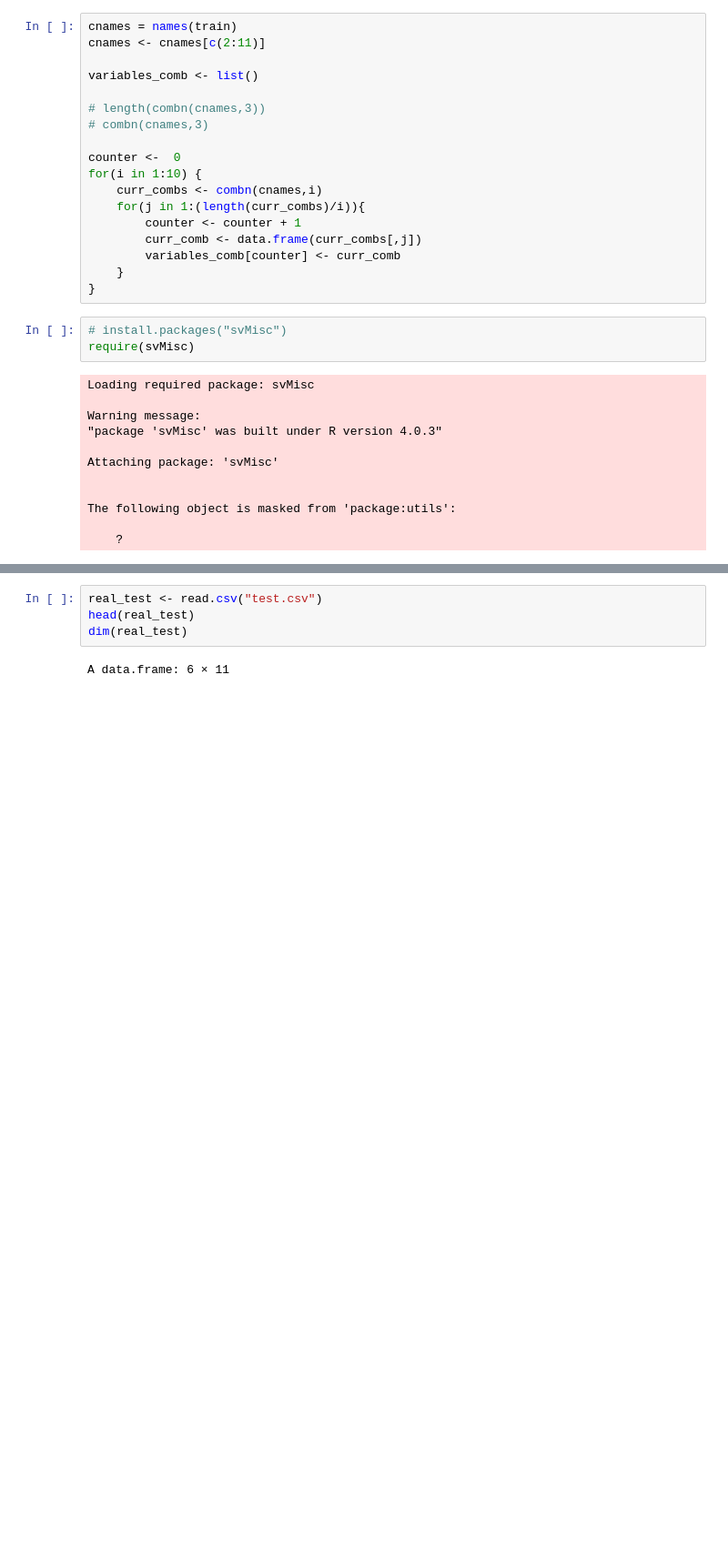
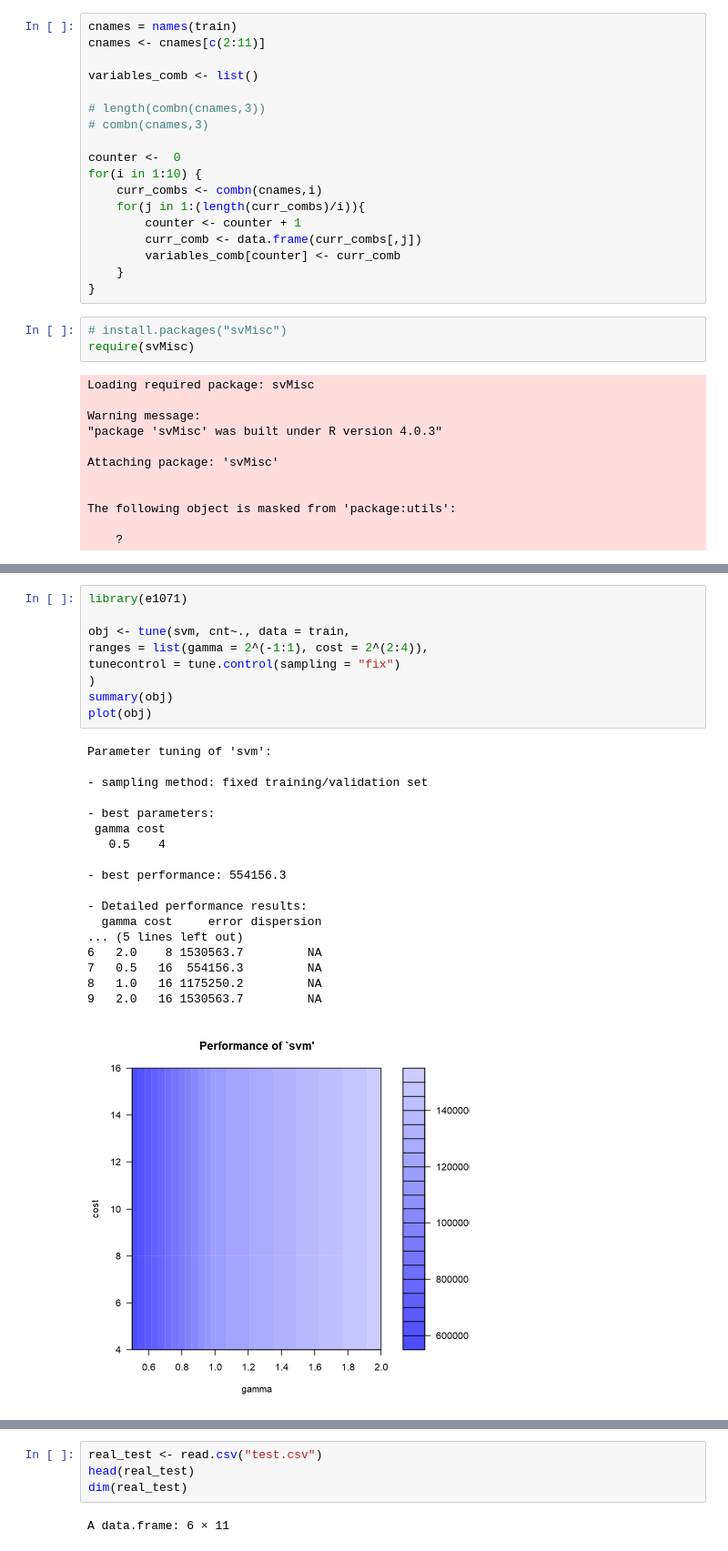
Before and after one commit to yurytsa/DataScience, a Jupyter notebook: ML/Kaggle_Challenge/Kaggle_Challenge - SVM .ipynb, the cells around one changed output, grey strips where cells are left out. Shown at 91% size. Drawn from its saved outputs; the diff is of its cells as text; blank space fills up the shorter version.

```diff
--- a/ML/Kaggle_Challenge/Kaggle_Challenge - SVM .ipynb
+++ b/ML/Kaggle_Challenge/Kaggle_Challenge - SVM .ipynb
@@ -308 +380,29 @@ cnt ~ mnth + holiday + workingday + temp + atemp + hum + windspeed
+# %%
+library(e1071)
+
+obj <- tune(svm, cnt~., data = train,
+ranges = list(gamma = 2^(-1:1), cost = 2^(2:4)),
+tunecontrol = tune.control(sampling = "fix")
+)
+summary(obj)
+plot(obj)
+# %% [output]
+Parameter tuning of 'svm':
+
+- sampling method: fixed training/validation set
+
+- best parameters:
+ gamma cost
+   0.5    4
+
+- best performance: 554156.3
+
+- Detailed performance results:
+  gamma cost     error dispersion
+... (5 lines left out)
+6   2.0    8 1530563.7         NA
+7   0.5   16  554156.3         NA
+8   1.0   16 1175250.2         NA
+9   2.0   16 1530563.7         NA
+[figure, added]
 # %%
```
Also changed, not shown: parts of 15 cells of this notebook, 19 other files.
